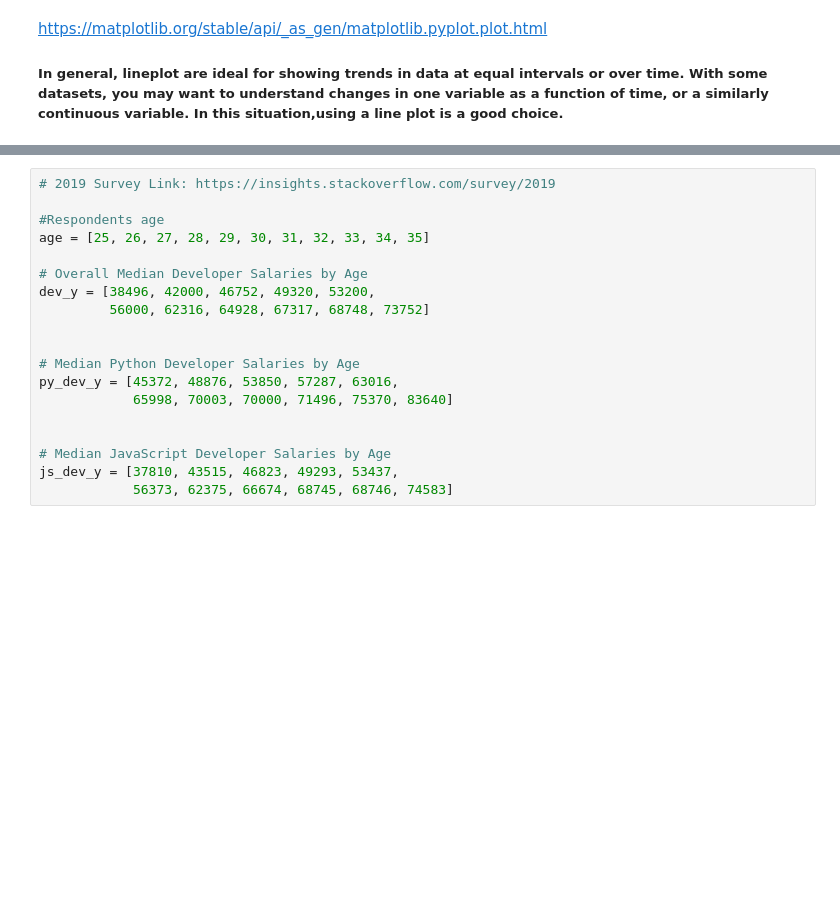
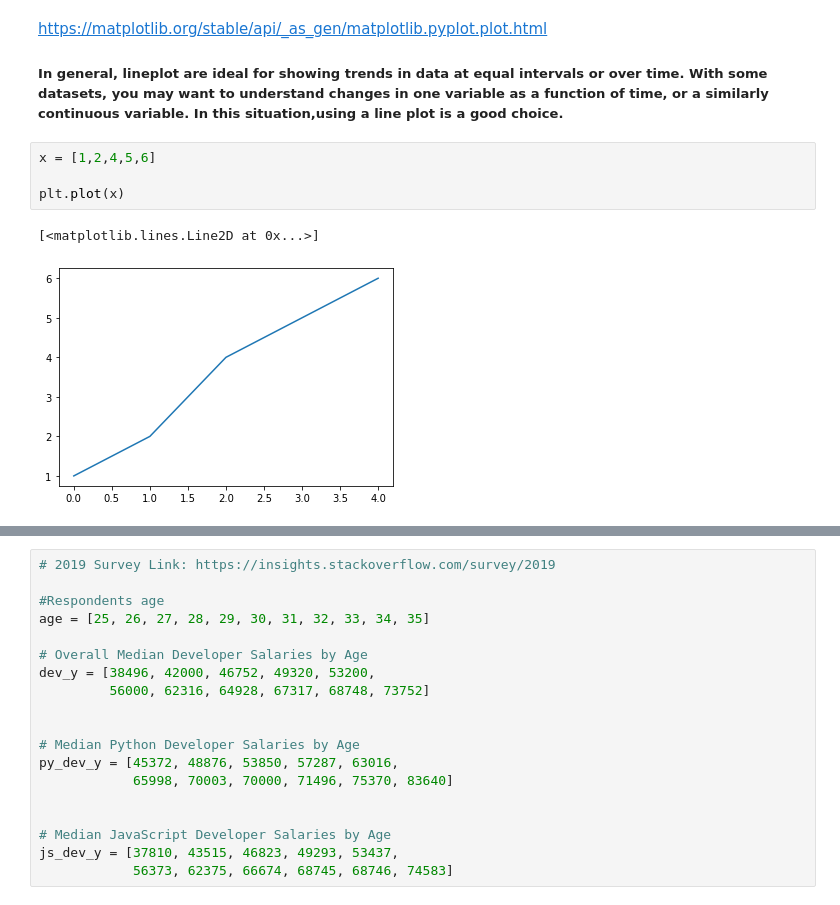
Before and after one commit to CodeupClassroom/kalpana-data-science-libraries, a Jupyter notebook: kalpana-matplotlib-lesson.ipynb, the cells around one changed output, grey strips where cells are left out. Drawn from its saved outputs; the diff is of its cells as text; blank space fills up the shorter version.

```diff
--- a/kalpana-matplotlib-lesson.ipynb
+++ b/kalpana-matplotlib-lesson.ipynb
@@ -53,3 +53,10 @@ import pandas as pd
 https://matplotlib.org/stable/api/_as_gen/matplotlib.pyplot.plot.html
 
 ##### In general, lineplot are ideal for showing trends in data at equal intervals or over time. With some datasets, you may want to understand changes in one variable as a function of time, or a similarly continuous variable. In this situation,using a line plot is a good choice.
+# %%
+x = [1,2,4,5,6]
+
+plt.plot(x)
+# %% [output]
+[<matplotlib.lines.Line2D at 0x...>]
+[figure, added]
```
Also changed, not shown: parts of 18 cells of this notebook.
